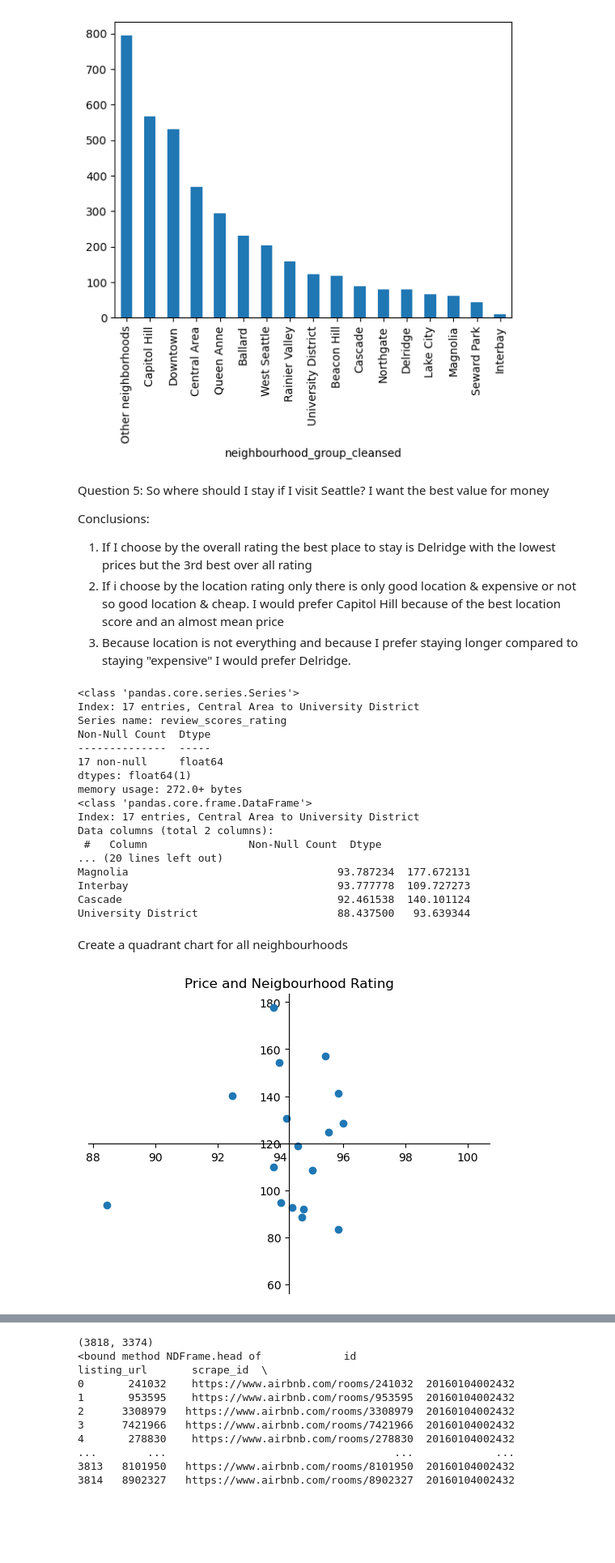
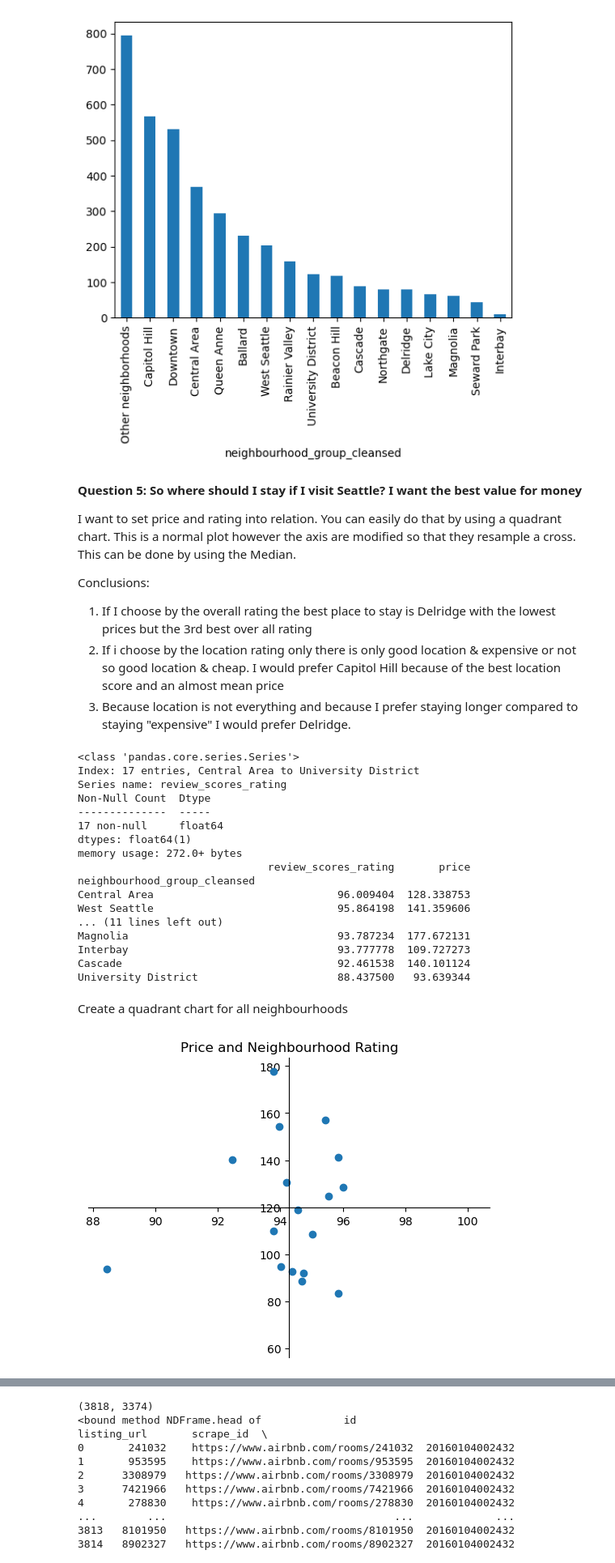
Before and after one commit to thaase-udacity/datascientist_project_01, a Jupyter notebook: udacity_project_01_airbnb_seattle.ipynb, the cells around one changed output, grey strips where cells are left out. Shown at 81% size. Saved outputs shown, nothing was run; the diff lists cells and outputs as text; code cells hidden in the pictures; blank space fills up the shorter version.

```diff
--- a/udacity_project_01_airbnb_seattle.ipynb
+++ b/udacity_project_01_airbnb_seattle.ipynb
@@ -328,13 +363,16 @@ Name: id, dtype: int64
 <Axes: xlabel='neighbourhood_group_cleansed'>
 [figure]
 # %% [markdown]
-Question 5: So where should I stay if I visit Seattle? I want the best value for money
+__Question 5: So where should I stay if I visit Seattle? I want the best value for money__
+
+I want to set price and rating into relation. You can easily do that by using a quadrant chart. This is a normal plot however the axis are modified so that they resample a cross. This can be done by using the Median.
 
 Conclusions:
 1) If I choose by the overall rating the best place to stay is Delridge with the lowest prices but the 3rd best over all rating
 2) If i choose by the location rating only there is only good location & expensive or not so good location & cheap. I would prefer Capitol Hill because of the best location score and an almost mean price
 3) Because location is not everything and because I prefer staying longer compared to staying "expensive" I would prefer Delridge.
 # %%
+# data preparation
 # Put prices and scoring into one dataset
 result_price = pd.concat([compare_overall_score, compare_price_neighbourhood], axis=1)
 
@@ -342,7 +380,6 @@ result_price = pd.concat([compare_overall_score, compare_price_neighbourhood], a
 #print(compare_overall_score)
 compare_overall_score.info(verbose=True)
 
-test.info(verbose=True)
 print(result_price)
 # %% [output]
 <class 'pandas.core.series.Series'>
@@ -353,11 +390,11 @@ Non-Null Count  Dtype
 17 non-null     float64
 dtypes: float64(1)
 memory usage: 272.0+ bytes
-<class 'pandas.core.frame.DataFrame'>
-Index: 17 entries, Central Area to University District
-Data columns (total 2 columns):
- #   Column                Non-Null Count  Dtype
-... (20 lines left out)
+                              review_scores_rating       price
+neighbourhood_group_cleansed
+Central Area                             96.009404  128.338753
+West Seattle                             95.864198  141.359606
+... (11 lines left out)
 Magnolia                                 93.787234  177.672131
 Interbay                                 93.777778  109.727273
 Cascade                                  92.461538  140.101124
@@ -365,28 +402,37 @@ University District                      88.437500   93.639344
 # %% [markdown]
 Create a quadrant chart for all neighbourhoods
 # %%
+# data presentation with a plot to visualise insights
+
 plt.plot(result_price["review_scores_rating"], result_price["price"], "o")
 plt.gca().spines["top"].set_visible(False)
 plt.gca().spines["right"].set_visible(False)
 plt.gca().spines["left"].set_position(("data", result_price["review_scores_rating"].mean()))
 plt.gca().spines["bottom"].set_position(("data", result_price["price"].mean()))
 
 plt.gca().mode='markers+text'
 
-plt.gca().set_title("Price and Neigbourhood Rating")
-#plt.gca().set_xlabel("Neigbourhood Rating")
-#plt.gca().set_ylabel("Price")
+plt.gca().set_title("Price and Neighbourhood Rating")
 
 def get_lims(result_price, column, w=0.1):
+    '''
+    INPUT:
+    result_price - pandas dataframe the values for the chart
+    column - the column representing the axis for which we want to do the scaling
+    w - default 0.1 as a factor for scaling the axis. For better visibility choose a smaller factor.
+
+    OUTPUT:
+    right and left / upper and lower limit of each axis
+    '''
     mean = result_price[column].mean()
     max_diff = max(
         abs(result_price[column].max() - mean),
         abs(result_price[column].min() - mean),
     )
     return [mean - max_diff - max_diff * w, mean + max_diff + max_diff * w]
 
 plt.xlim(get_lims(result_price, "review_scores_rating"))
 plt.ylim(get_lims(result_price, "price"))
 plt.show()
 # %% [output]
-[figure, old version]
+[figure, new version]
```
Also changed, not shown: parts of 20 cells of this notebook.
